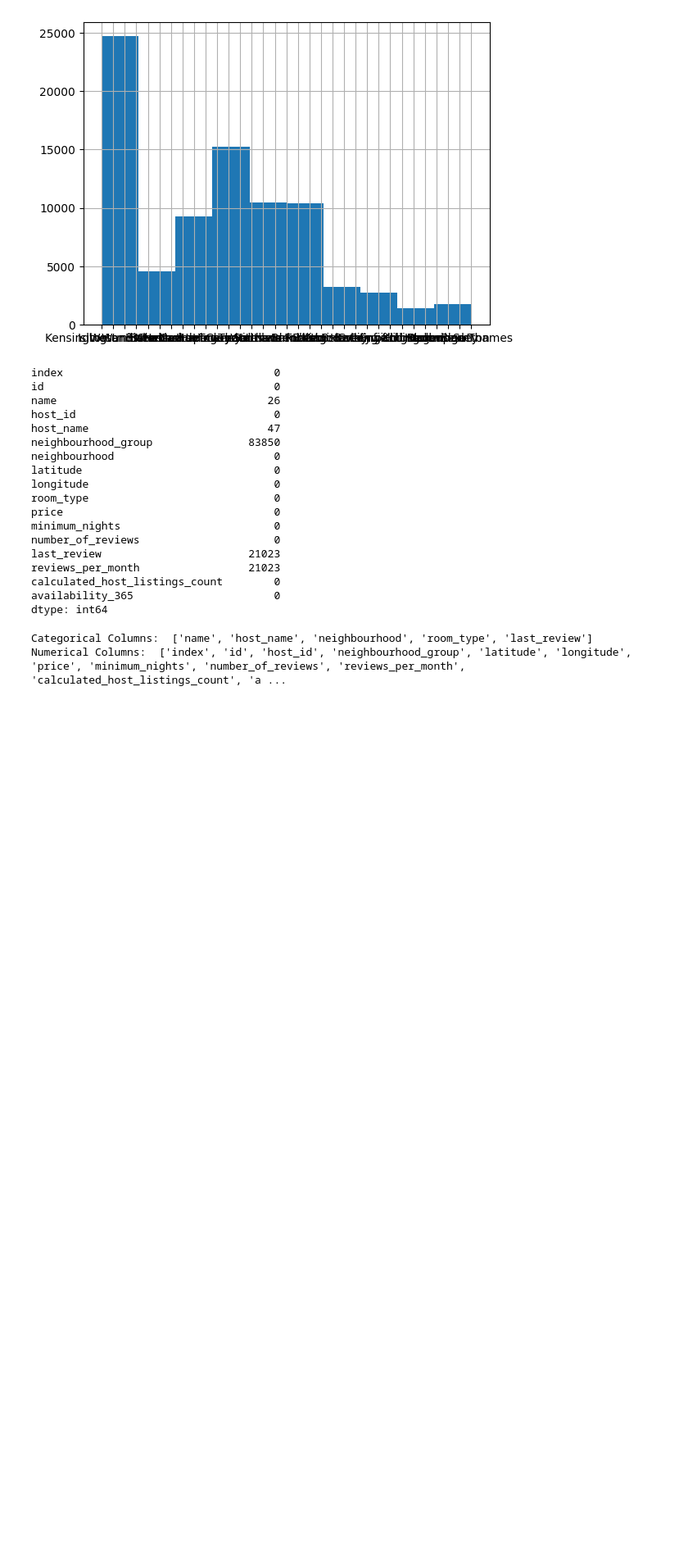
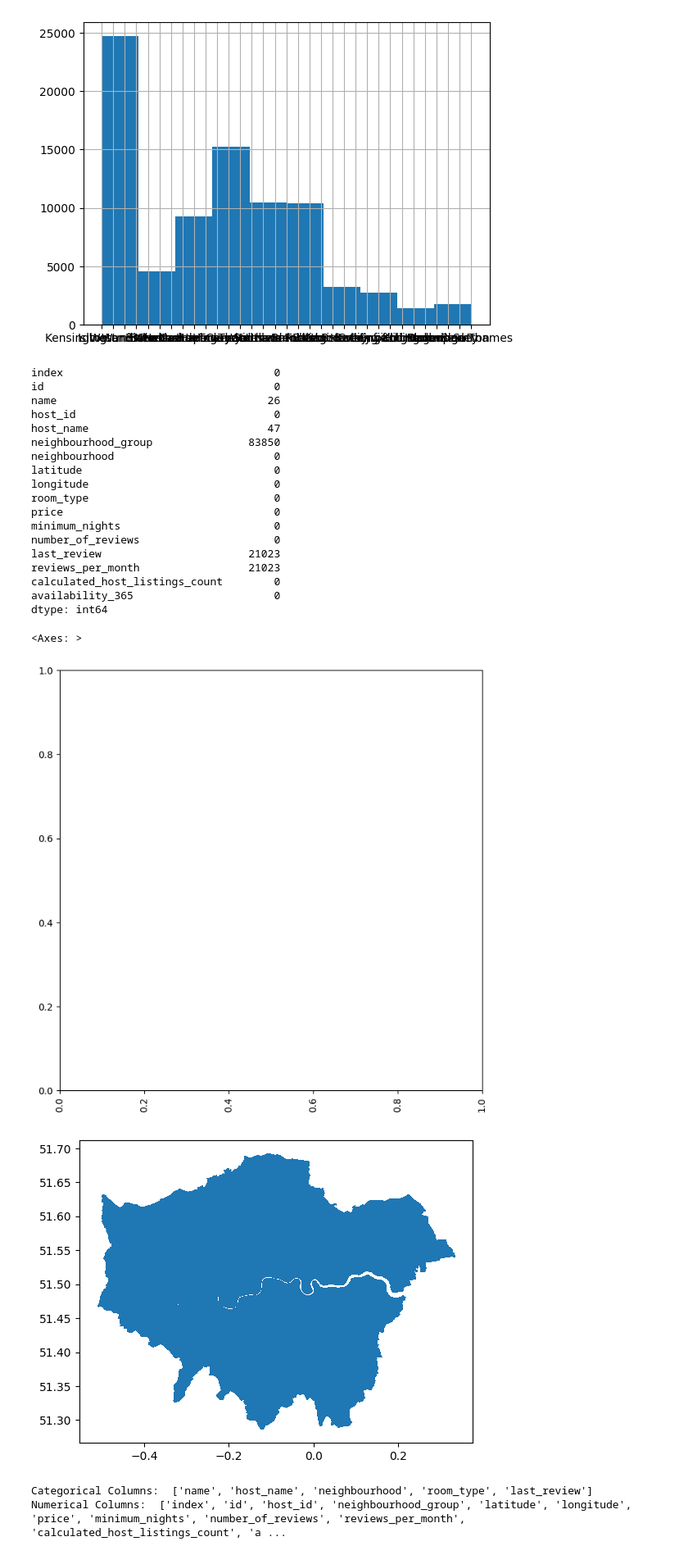
Before and after one commit to JinnOppa/Air-BnB-London-EDA, a Jupyter notebook: EDA.ipynb, the cells around one changed output. Shown at 82% size. Saved outputs shown, nothing was run; the diff lists cells and outputs as text; code cells hidden in the pictures; blank space fills up the shorter version.

```diff
--- a/EDA.ipynb
+++ b/EDA.ipynb
@@ -86,6 +86,18 @@ reviews_per_month                 21023
 calculated_host_listings_count        0
 availability_365                      0
 dtype: int64
+# %%
+#Merging data
+all_in = earth_data.merge(list_data, on="neighbourhood")
+# %%
+fig, ax = plt.subplots(1, figsize=(8,8))
+plt.xticks(rotation=90)
+
+all_in.plot()
+# %% [output]
+<Axes: >
+[figure, added]
+[figure, added]
 # %%
 cat_cols = list_data.select_dtypes(exclude='number').columns.to_list()
 num_cols = list_data.select_dtypes(include='number').columns.to_list()
```
Also changed, not shown: parts of 2 cells of this notebook.
